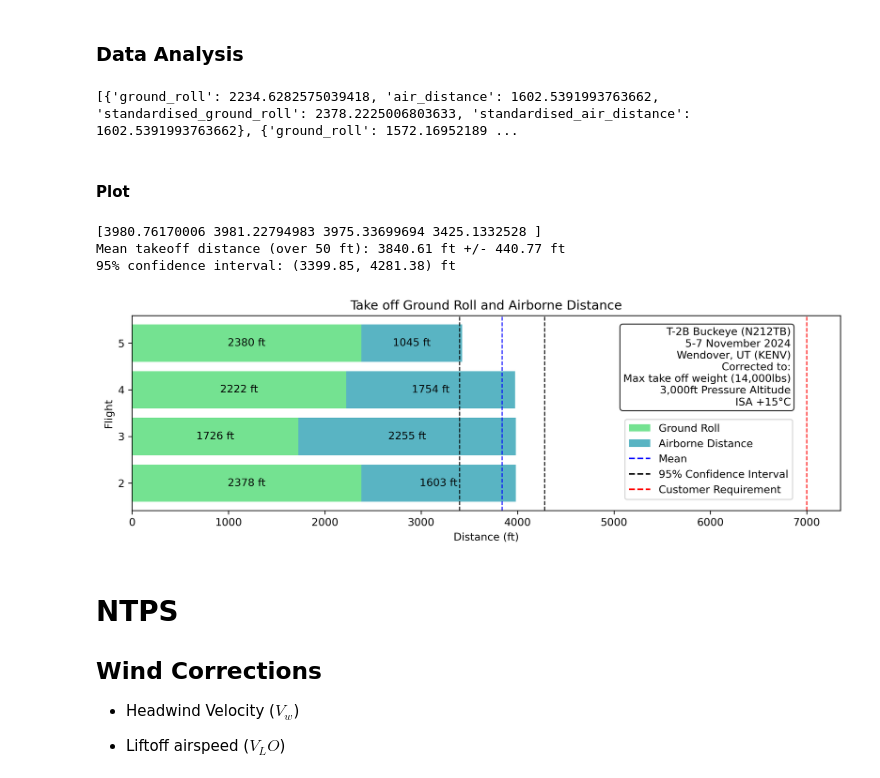
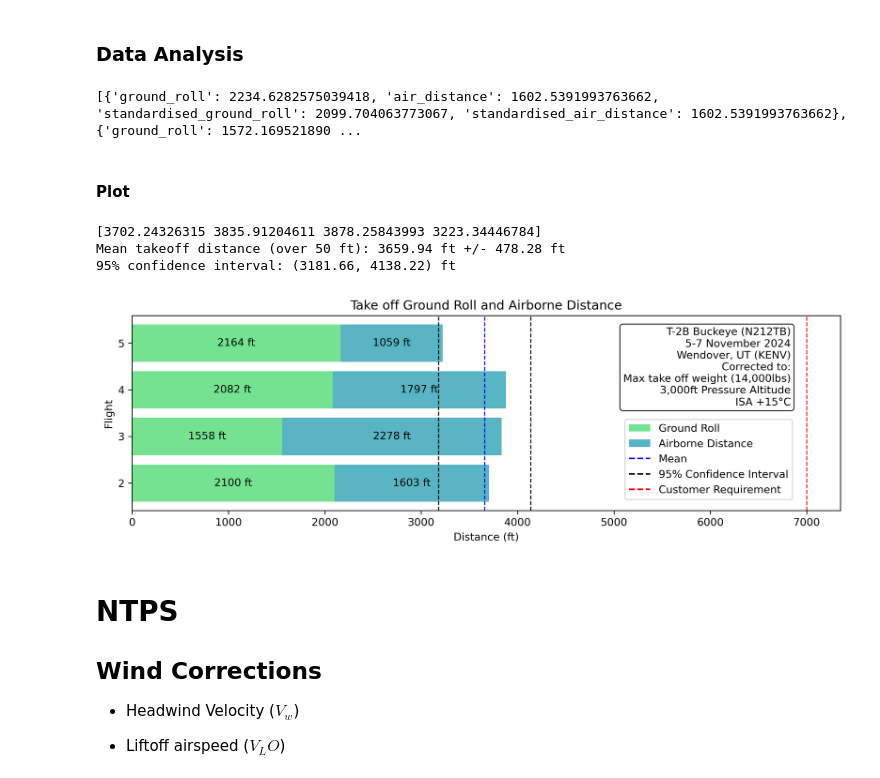
Before and after one commit to dg1234uk/flight-test-takeoff-performance, a Jupyter notebook: takeoff.ipynb, the cells around one changed output. Drawn from its saved outputs; the diff is of its cells as text; code cells hidden in the pictures.

```diff
--- a/takeoff.ipynb
+++ b/takeoff.ipynb
@@ -170,7 +170,7 @@ $$
 def thrust_weight_density_corrected_ground_roll(
     s_1t, w_s, w_t, sigma_t, sigma_s, T_Nt, T_Ns
 ):
-    return s_1t * (w_s / w_t) ** 2.3 * (sigma_t / sigma_s) * (T_Nt / T_Ns) ** 1.3
+    return s_1t * (w_t / w_s) ** 2.3 * (sigma_t / sigma_s) * (T_Nt / T_Ns) ** 1.3
 # %% [markdown]
 #### Standard air distance corrected for
 $$
@@ -344,6 +344,7 @@ confidence = 0.95
 def standardise_takeoff(takeoff_test_data):
     rwy = takeoff_test_data["rwy"]
     wind_speed = takeoff_test_data["wind_vel_kts"]
+    wind_speed_fps = atm.kts_to_fps(wind_speed)
     wind_dir = takeoff_test_data["wind_dir"]
     rwy_dir = rwy * 10
     # Calculate the absolute difference between the two angles
@@ -358,7 +359,7 @@ def standardise_takeoff(takeoff_test_data):
     time_from_liftoff_to_50 = (
         takeoff_test_data["time_at_50"] - takeoff_test_data["time_at_liftoff"]
     ).total_seconds()
-    headwind = headwind_component(wind_speed, wind_relative_angle)
+    headwind = headwind_component(wind_speed_fps, wind_relative_angle)
     to_gs = takeoff_groundspeed(ias_at_liftoff_fps, headwind)
     s_sw = wind_corrected_ground_roll(ground_roll, headwind, to_gs)
     s_sl = slope_corrected_ground_roll(s_sw, ias_at_liftoff_fps, slope)
@@ -392,7 +393,7 @@ for i in range(len(df_takeoffs)):
 
 print(takeoff_data)
 # %% [output]
-[{'ground_roll': 2234.6282575039418, 'air_distance': 1602.5391993763662, 'standardised_ground_roll': 2378.2225006803633, 'standardised_air_distance': 1602.5391993763662}, {'ground_roll': 1572.16952189 ...
+[{'ground_roll': 2234.6282575039418, 'air_distance': 1602.5391993763662, 'standardised_ground_roll': 2099.704063773067, 'standardised_air_distance': 1602.5391993763662}, {'ground_roll': 1572.169521890 ...
 # %% [markdown]
 #### Plot
 # %%
@@ -481,39 +482,39 @@ plt.gca().text(
     details,
     transform=plt.gca().transAxes,
     fontsize=10,
     verticalalignment="top",
     horizontalalignment="right",
     bbox=props,
 )
 
 plt.xlabel("Distance (ft)")
 plt.gca().set_yticks(range(2, len(ground_rolls) + 2))
 plt.ylabel("Flight")
 plt.title("Take off Ground Roll and Airborne Distance")
 plt.legend(
     handles=[
         bar_ground_roll,
         bar_airborne_distance,
         mean_line,
         confidence_interval_line,
         requirement_line,
     ],
-    loc='lower right',
-    bbox_to_anchor=(0.94, 0.03)
+    loc="lower right",
+    bbox_to_anchor=(0.94, 0.03),
 )
 
 # Show plot
 plt.tight_layout()
 
 # Save the plot
 plt.savefig("./plots/takeoff_perf.png")
 
 plt.show()
 # %% [output]
-[3980.76170006 3981.22794983 3975.33699694 3425.1332528 ]
-Mean takeoff distance (over 50 ft): 3840.61 ft +/- 440.77 ft
-95% confidence interval: (3399.85, 4281.38) ft
+[3702.24326315 3835.91204611 3878.25843993 3223.34446784]
+Mean takeoff distance (over 50 ft): 3659.94 ft +/- 478.28 ft
+95% confidence interval: (3181.66, 4138.22) ft
-[figure, old version]
+[figure, new version]
 # %% [markdown]
 # NTPS
 ## Wind Corrections
```
Also changed, not shown: 1 other file.
